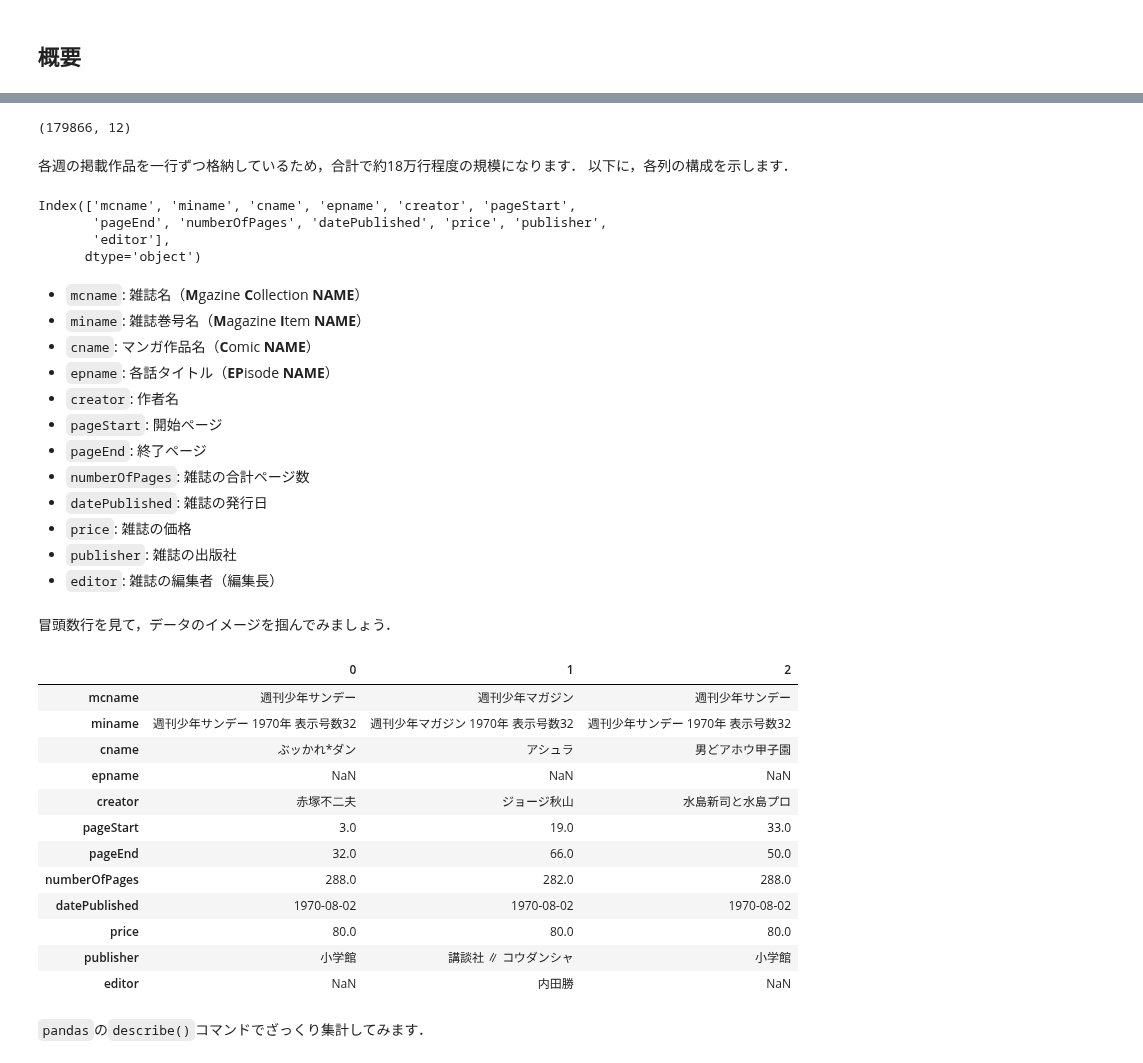
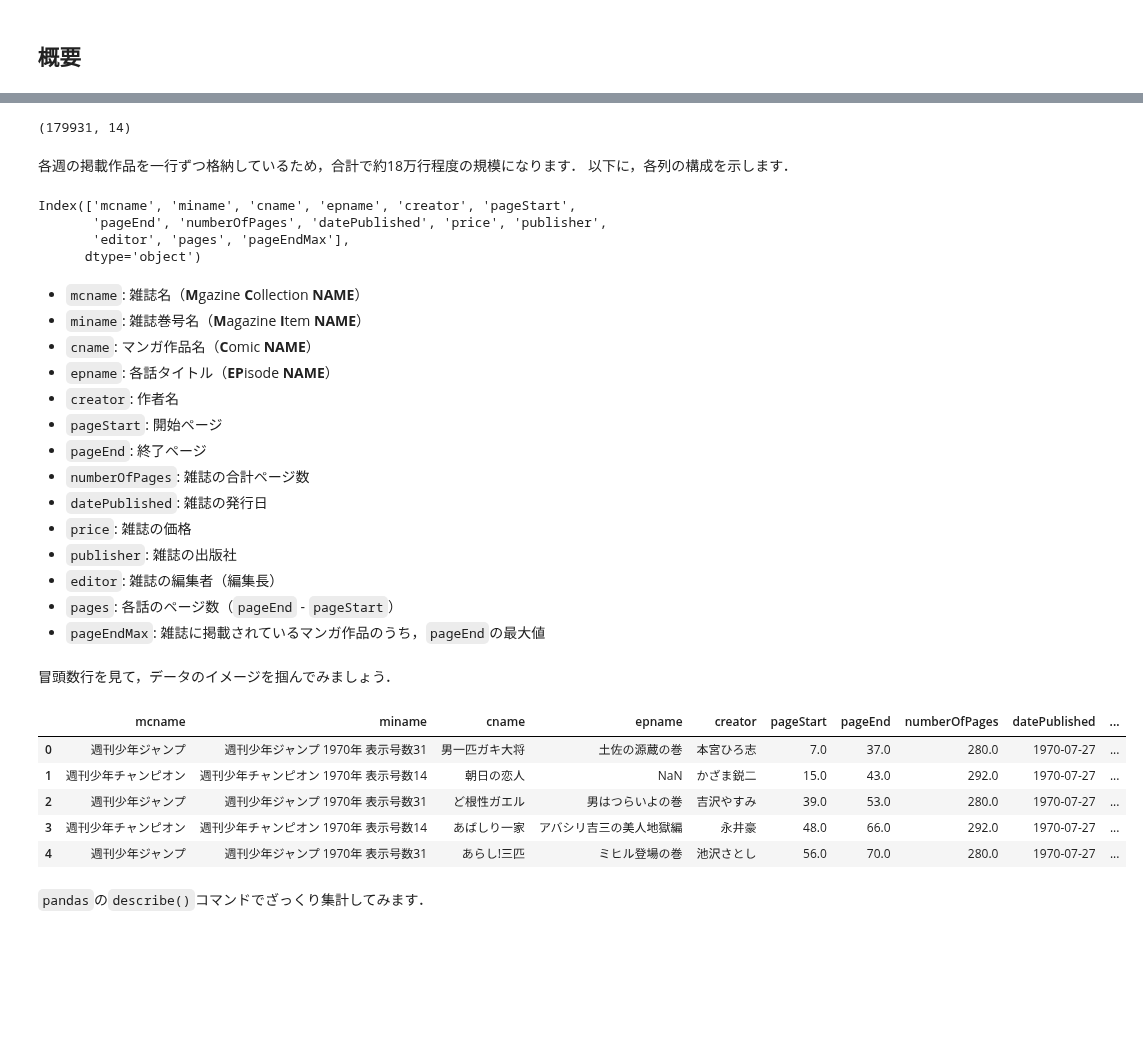
Before and after one commit to kakeami/viz-madb, a Jupyter notebook: book/_build/jupyter_execute/eda/eda.ipynb, the cells around one changed output, grey strips where cells are left out. Drawn from its saved outputs; the diff is of its cells as text; code cells hidden in the pictures; blank space fills up the shorter version.

```diff
--- a/book/_build/jupyter_execute/eda/eda.ipynb
+++ b/book/_build/jupyter_execute/eda/eda.ipynb
@@ -11,7 +11,7 @@ import warnings
 warnings.filterwarnings('ignore')
 # %%
 # 前処理の結果，以下に分析対象ファイルが格納されていることを想定
-PATH_DATA = '../../data/preprocess/out/magazines.csv'
+PATH_DATA = '../../data/preprocess/out/episodes.csv'
 # %%
 df = pd.read_csv(PATH_DATA)
 # %% [markdown]
@@ -29,7 +29,7 @@ df = pd.read_csv(PATH_DATA)
 # %%
 df.shape
 # %% [output]
-(179866, 12)
+(179931, 14)
 # %% [markdown]
 各週の掲載作品を一行ずつ格納しているため，合計で約18万行程度の規模になります．
 以下に，各列の構成を示します．
@@ -38,7 +38,7 @@ df.columns
 # %% [output]
 Index(['mcname', 'miname', 'cname', 'epname', 'creator', 'pageStart',
        'pageEnd', 'numberOfPages', 'datePublished', 'price', 'publisher',
-       'editor'],
+       'editor', 'pages', 'pageEndMax'],
       dtype='object')
 # %% [markdown]
 - `mcname`: 雑誌名（**M**gazine **C**ollection **NAME**）
@@ -53,24 +53,19 @@ Index(['mcname', 'miname', 'cname', 'epname', 'creator', 'pageStart',
 - `price`: 雑誌の価格
 - `publisher`: 雑誌の出版社
 - `editor`: 雑誌の編集者（編集長）
+- `pages`: 各話のページ数（`pageEnd` - `pageStart`）
+- `pageEndMax`: 雑誌に掲載されているマンガ作品のうち，`pageEnd`の最大値
 # %% [markdown]
 冒頭数行を見て，データのイメージを掴んでみましょう．
 # %%
-df.head(3).T
+df.head()
 # %% [output]
-|  | 0 | 1 | 2 |
-| mcname | 週刊少年サンデー | 週刊少年マガジン | 週刊少年サンデー |
-| miname | 週刊少年サンデー 1970年 表示号数32 | 週刊少年マガジン 1970年 表示号数32 | 週刊少年サンデー 1970年 表示号数32 |
-| cname | ぶッかれ*ダン | アシュラ | 男どアホウ甲子園 |
-| epname | NaN | NaN | NaN |
-| creator | 赤塚不二夫 | ジョージ秋山 | 水島新司と水島プロ |
-| pageStart | 3.0 | 19.0 | 33.0 |
-| pageEnd | 32.0 | 66.0 | 50.0 |
-| numberOfPages | 288.0 | 282.0 | 288.0 |
-| datePublished | 1970-08-02 | 1970-08-02 | 1970-08-02 |
-| price | 80.0 | 80.0 | 80.0 |
-| publisher | 小学館 | 講談社 ∥ コウダンシャ | 小学館 |
-| editor | NaN | 内田勝 | NaN |
+|  | mcname | miname | cname | epname | creator | pageStart | pageEnd | numberOfPages | datePublished | ... |
+| 0 | 週刊少年ジャンプ | 週刊少年ジャンプ 1970年 表示号数31 | 男一匹ガキ大将 | 土佐の源蔵の巻 | 本宮ひろ志 | 7.0 | 37.0 | 280.0 | 1970-07-27 | ... |
+| 1 | 週刊少年チャンピオン | 週刊少年チャンピオン 1970年 表示号数14 | 朝日の恋人 | NaN | かざま鋭二 | 15.0 | 43.0 | 292.0 | 1970-07-27 | ... |
+| 2 | 週刊少年ジャンプ | 週刊少年ジャンプ 1970年 表示号数31 | ど根性ガエル | 男はつらいよの巻 | 吉沢やすみ | 39.0 | 53.0 | 280.0 | 1970-07-27 | ... |
+| 3 | 週刊少年チャンピオン | 週刊少年チャンピオン 1970年 表示号数14 | あばしり一家 | アバシリ吉三の美人地獄編 | 永井豪 | 48.0 | 66.0 | 292.0 | 1970-07-27 | ... |
+| 4 | 週刊少年ジャンプ | 週刊少年ジャンプ 1970年 表示号数31 | あらし!三匹 | ミヒル登場の巻 | 池沢さとし | 56.0 | 70.0 | 280.0 | 1970-07-27 | ... |
 # %% [markdown]
 `pandas`の`describe()`コマンドでざっくり集計してみます．
 # %%
```
Also changed, not shown: parts of 50 cells of this notebook, 10 other files.
